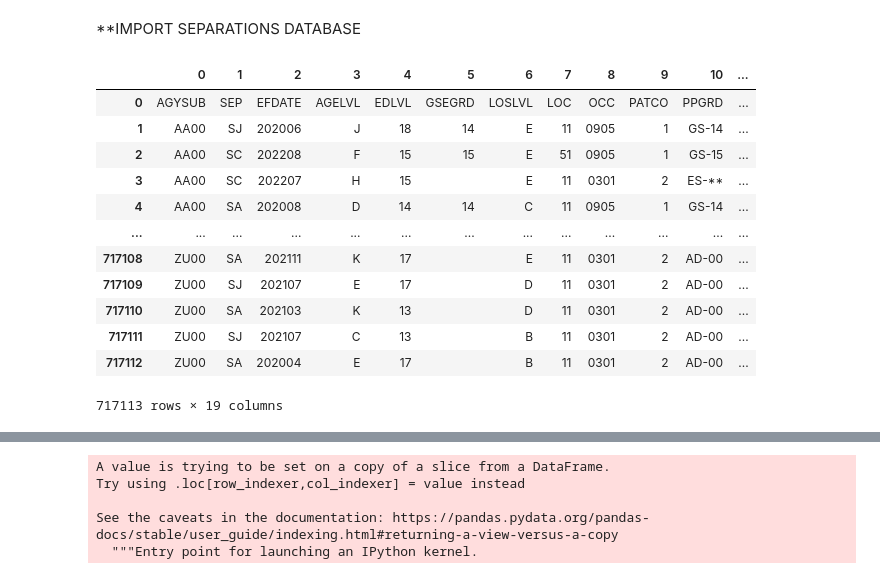
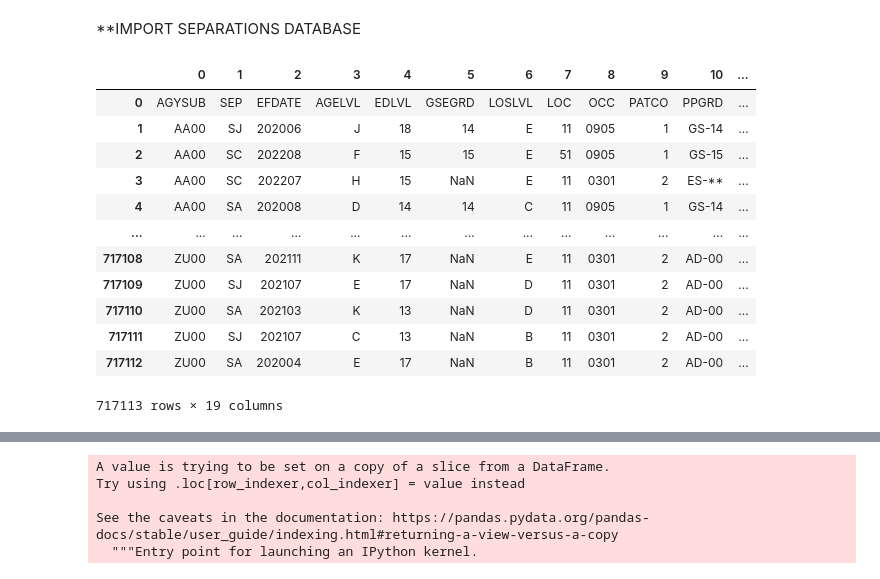
Before and after one commit to aaron-hollinger/federal_employee_job_satisfaction, a Jupyter notebook: notebooks/capstone.ipynb, the cells around one changed output, grey strips where cells are left out. Cells and saved outputs as stored; diff of their text form; code cells hidden in the pictures.

```diff
--- a/notebooks/capstone.ipynb
+++ b/notebooks/capstone.ipynb
@@ -309,19 +587,21 @@ separations_table = separations[0].str.split(',', expand=True)
+# %%
+separations
+# %% [output]
+|  | 0 | 1 | 2 | 3 | 4 | 5 | 6 | 7 | 8 | 9 | 10 | ... |
+| 0 | AGYSUB | SEP | EFDATE | AGELVL | EDLVL | GSEGRD | LOSLVL | LOC | OCC | PATCO | PPGRD | ... |
+| 1 | AA00 | SJ | 202006 | J | 18 | 14 | E | 11 | 0905 | 1 | GS-14 | ... |
+| 2 | AA00 | SC | 202208 | F | 15 | 15 | E | 51 | 0905 | 1 | GS-15 | ... |
+| 3 | AA00 | SC | 202207 | H | 15 | NaN | E | 11 | 0301 | 2 | ES-** | ... |
+| 4 | AA00 | SA | 202008 | D | 14 | 14 | C | 11 | 0905 | 1 | GS-14 | ... |
+| ... | ... | ... | ... | ... | ... | ... | ... | ... | ... | ... | ... | ... |
+| 717108 | ZU00 | SA | 202111 | K | 17 | NaN | E | 11 | 0301 | 2 | AD-00 | ... |
+| 717109 | ZU00 | SJ | 202107 | E | 17 | NaN | D | 11 | 0301 | 2 | AD-00 | ... |
+| 717110 | ZU00 | SA | 202103 | K | 13 | NaN | D | 11 | 0301 | 2 | AD-00 | ... |
+| 717111 | ZU00 | SJ | 202107 | C | 13 | NaN | B | 11 | 0301 | 2 | AD-00 | ... |
+| 717112 | ZU00 | SA | 202004 | E | 17 | NaN | B | 11 | 0301 | 2 | AD-00 | ... |
+717113 rows × 19 columns
 # %%
-separations_table
+separations_table = separations
-# %% [output]
-|  | 0 | 1 | 2 | 3 | 4 | 5 | 6 | 7 | 8 | 9 | 10 | ... |
-| 0 | AGYSUB | SEP | EFDATE | AGELVL | EDLVL | GSEGRD | LOSLVL | LOC | OCC | PATCO | PPGRD | ... |
-| 1 | AA00 | SJ | 202006 | J | 18 | 14 | E | 11 | 0905 | 1 | GS-14 | ... |
-| 2 | AA00 | SC | 202208 | F | 15 | 15 | E | 51 | 0905 | 1 | GS-15 | ... |
-| 3 | AA00 | SC | 202207 | H | 15 |  | E | 11 | 0301 | 2 | ES-** | ... |
-| 4 | AA00 | SA | 202008 | D | 14 | 14 | C | 11 | 0905 | 1 | GS-14 | ... |
-| ... | ... | ... | ... | ... | ... | ... | ... | ... | ... | ... | ... | ... |
-| 717108 | ZU00 | SA | 202111 | K | 17 |  | E | 11 | 0301 | 2 | AD-00 | ... |
-| 717109 | ZU00 | SJ | 202107 | E | 17 |  | D | 11 | 0301 | 2 | AD-00 | ... |
-| 717110 | ZU00 | SA | 202103 | K | 13 |  | D | 11 | 0301 | 2 | AD-00 | ... |
-| 717111 | ZU00 | SJ | 202107 | C | 13 |  | B | 11 | 0301 | 2 | AD-00 | ... |
-| 717112 | ZU00 | SA | 202004 | E | 17 |  | B | 11 | 0301 | 2 | AD-00 | ... |
-717113 rows × 19 columns
 # %%
 separations_table.columns = separations_table.iloc[0]
 # %%
```
Also changed, not shown: parts of 66 cells of this notebook.
